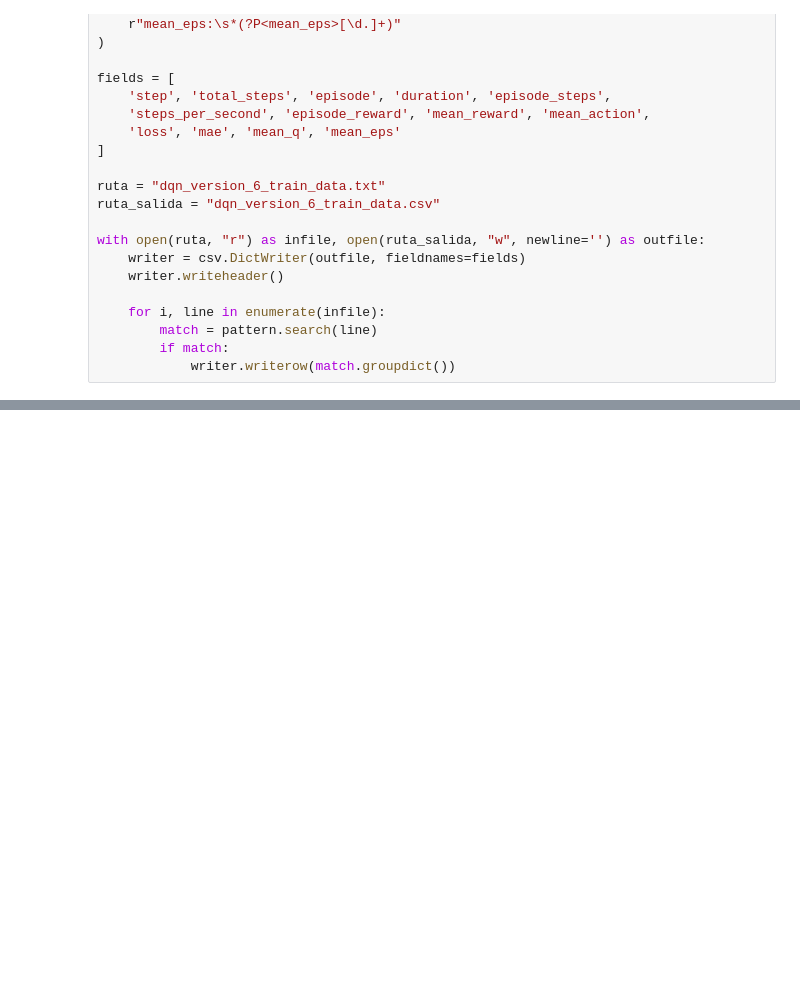
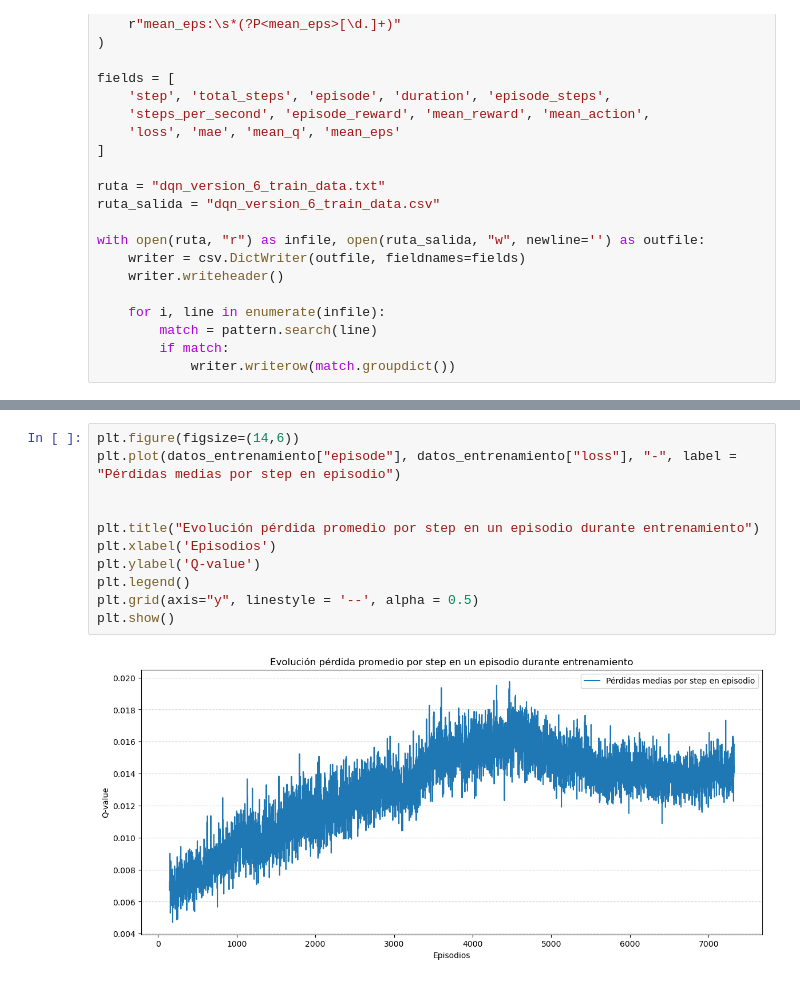
Before and after one commit to Javier-mkt/Trabajo_Aprendizaje_Refuerzo_Grupo_11_VIU, a Jupyter notebook: version_6/dqn_v_6_analisis_entrenamiento.ipynb, the cells around one changed output, grey strips where cells are left out. Cells and saved outputs as stored; diff of their text form; blank space fills up the shorter version.

```diff
--- a/version_6/dqn_v_6_analisis_entrenamiento.ipynb
+++ b/version_6/dqn_v_6_analisis_entrenamiento.ipynb
@@ -29,0 +115,13 @@ with open(ruta, "r") as infile, open(ruta_salida, "w", newline='') as outfile:
+# %%
+plt.figure(figsize=(14,6))
+plt.plot(datos_entrenamiento["episode"], datos_entrenamiento["loss"], "-", label = "Pérdidas medias por step en episodio")
+
+
+plt.title("Evolución pérdida promedio por step en un episodio durante entrenamiento")
+plt.xlabel('Episodios')
+plt.ylabel('Q-value')
+plt.legend()
+plt.grid(axis="y", linestyle = '--', alpha = 0.5)
+plt.show()
+# %% [output]
+[figure, added]
```
Also changed, not shown: parts of 5 cells of this notebook, 2 other files.
